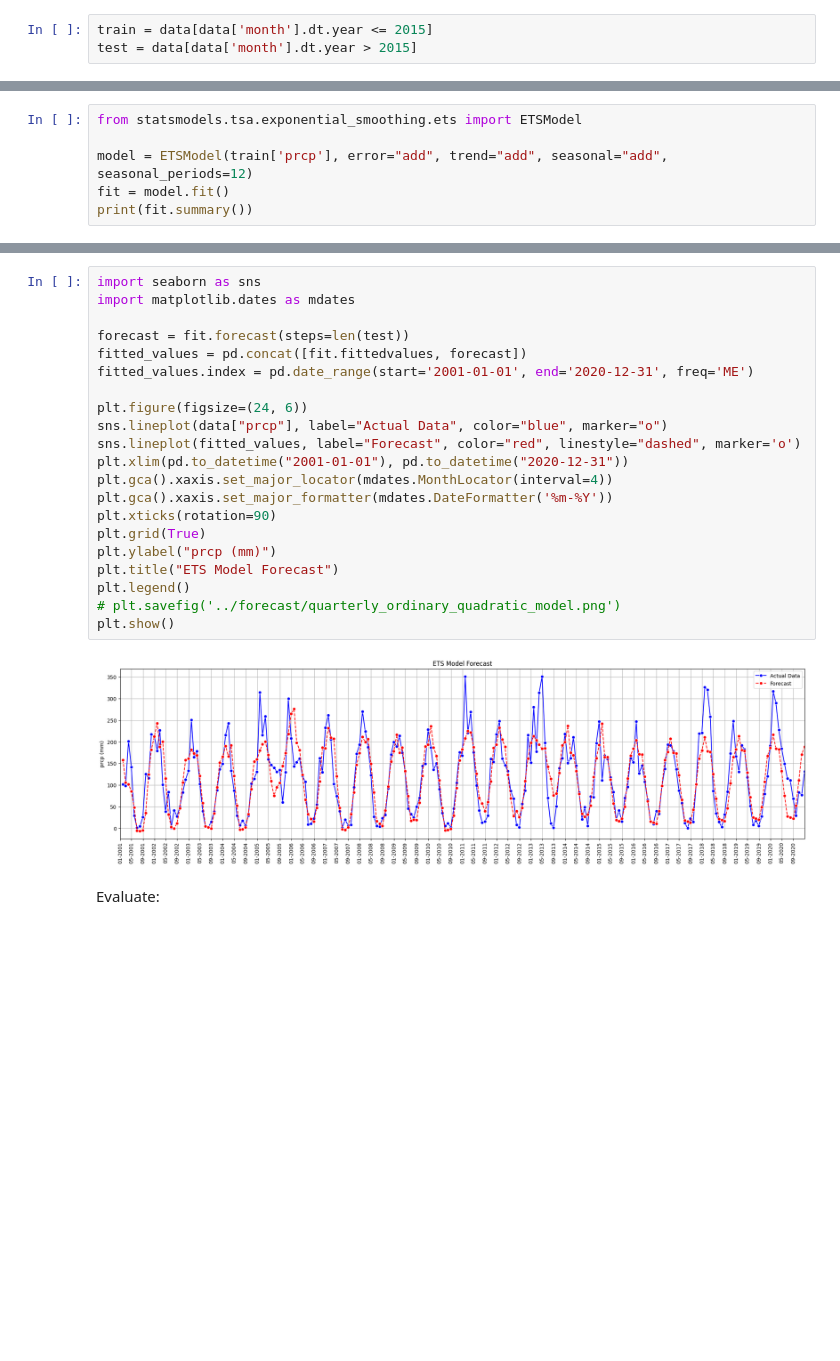
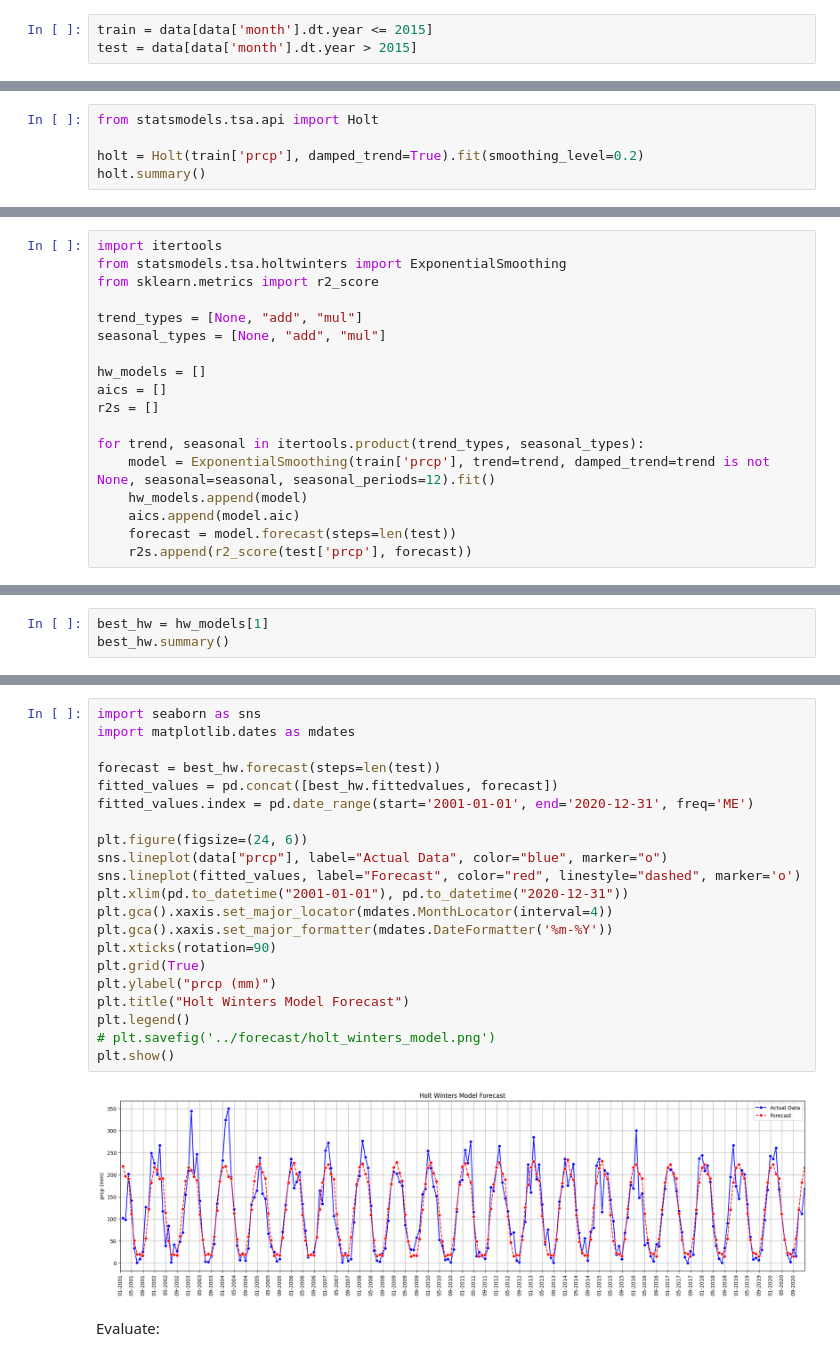
Before and after one commit to Kizza2014/time_series_climate_weather_surface_of_Brazil, a Jupyter notebook: models/exponetial_smoothing_family.ipynb, the cells around one changed output, grey strips where cells are left out. Cells and saved outputs as stored; diff of their text form; blank space fills up the shorter version.

```diff
--- a/models/exponetial_smoothing_family.ipynb
+++ b/models/exponetial_smoothing_family.ipynb
@@ -26,6 +24,0 @@ test = data[data['month'].dt.year > 2015]
-# %%
-from statsmodels.tsa.exponential_smoothing.ets import ETSModel
-
-model = ETSModel(train['prcp'], error="add", trend="add", seasonal="add", seasonal_periods=12)
-fit = model.fit()
-print(fit.summary())
@@ -49,0 +72,5 @@ Warnings:
+# %%
+from statsmodels.tsa.api import Holt
+
+holt = Holt(train['prcp'], damped_trend=True).fit(smoothing_level=0.2)
+holt.summary()
@@ -49,0 +119,18 @@ Warnings:
+# %%
+import itertools
+from statsmodels.tsa.holtwinters import ExponentialSmoothing
+from sklearn.metrics import r2_score
+
+trend_types = [None, "add", "mul"]
+seasonal_types = [None, "add", "mul"]
+
+hw_models = []
+aics = []
+r2s = []
+
+for trend, seasonal in itertools.product(trend_types, seasonal_types):
+    model = ExponentialSmoothing(train['prcp'], trend=trend, damped_trend=trend is not None, seasonal=seasonal, seasonal_periods=12).fit()
+    hw_models.append(model)
+    aics.append(model.aic)
+    forecast = model.forecast(steps=len(test))
+    r2s.append(r2_score(test['prcp'], forecast))
@@ -49,0 +169,3 @@ Warnings:
+# %%
+best_hw = hw_models[1]
+best_hw.summary()
@@ -50,26 +198,26 @@ Warnings:
 # %%
 import seaborn as sns
 import matplotlib.dates as mdates
 
-forecast = fit.forecast(steps=len(test))
-fitted_values = pd.concat([fit.fittedvalues, forecast])
+forecast = best_hw.forecast(steps=len(test))
+fitted_values = pd.concat([best_hw.fittedvalues, forecast])
 fitted_values.index = pd.date_range(start='2001-01-01', end='2020-12-31', freq='ME')
 
 plt.figure(figsize=(24, 6))
 sns.lineplot(data["prcp"], label="Actual Data", color="blue", marker="o")
 sns.lineplot(fitted_values, label="Forecast", color="red", linestyle="dashed", marker='o')
 plt.xlim(pd.to_datetime("2001-01-01"), pd.to_datetime("2020-12-31"))
 plt.gca().xaxis.set_major_locator(mdates.MonthLocator(interval=4))
 plt.gca().xaxis.set_major_formatter(mdates.DateFormatter('%m-%Y'))
 plt.xticks(rotation=90)
 plt.grid(True)
 plt.ylabel("prcp (mm)")
-plt.title("ETS Model Forecast")
+plt.title("Holt Winters Model Forecast")
 plt.legend()
-# plt.savefig('../forecast/quarterly_ordinary_quadratic_model.png')
+# plt.savefig('../forecast/holt_winters_model.png')
 plt.show()
 # %% [output]
-[figure, old version]
+[figure, new version]
 # %% [markdown]
 Evaluate:
 # %%
```
Also changed, not shown: parts of 42 cells of this notebook, 2 other files.
